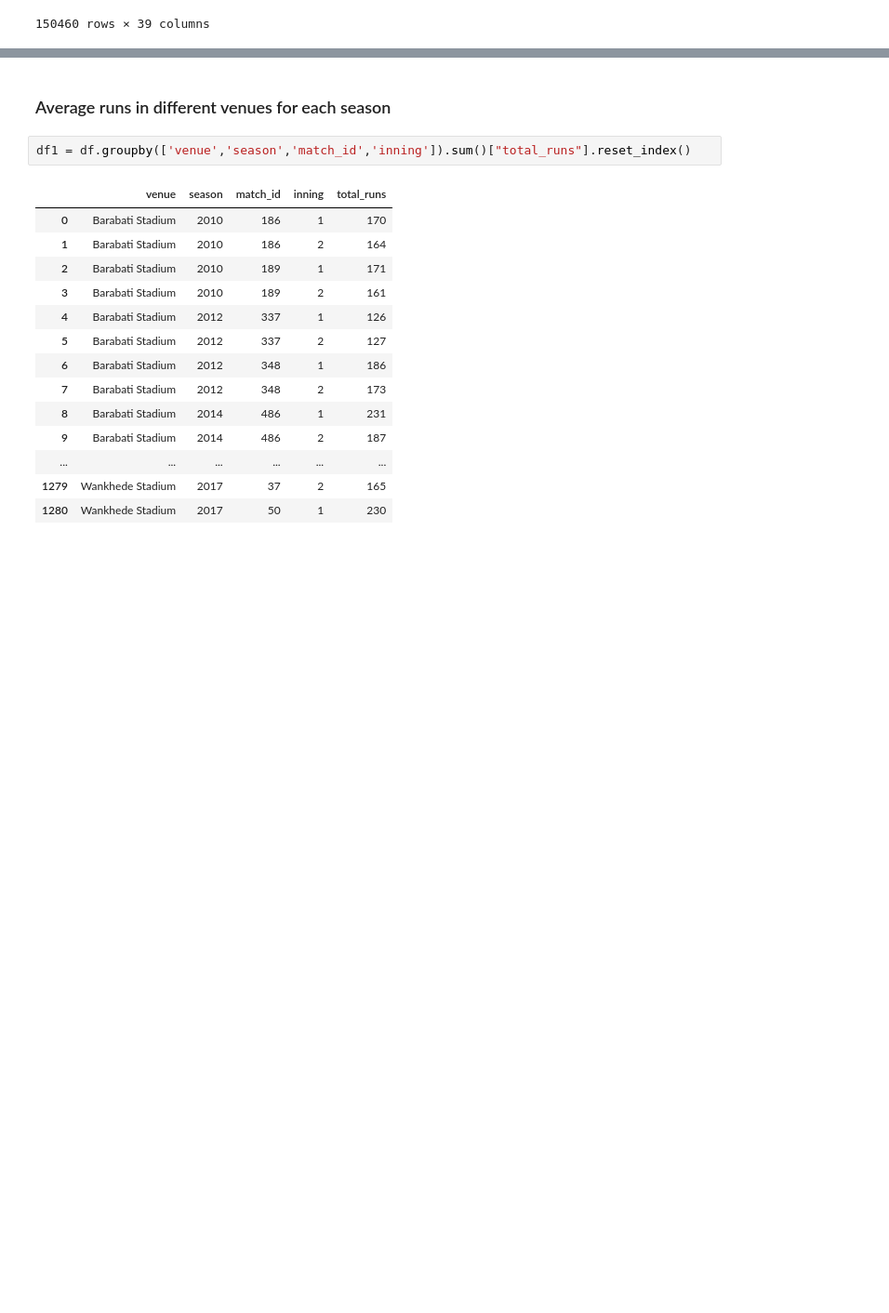
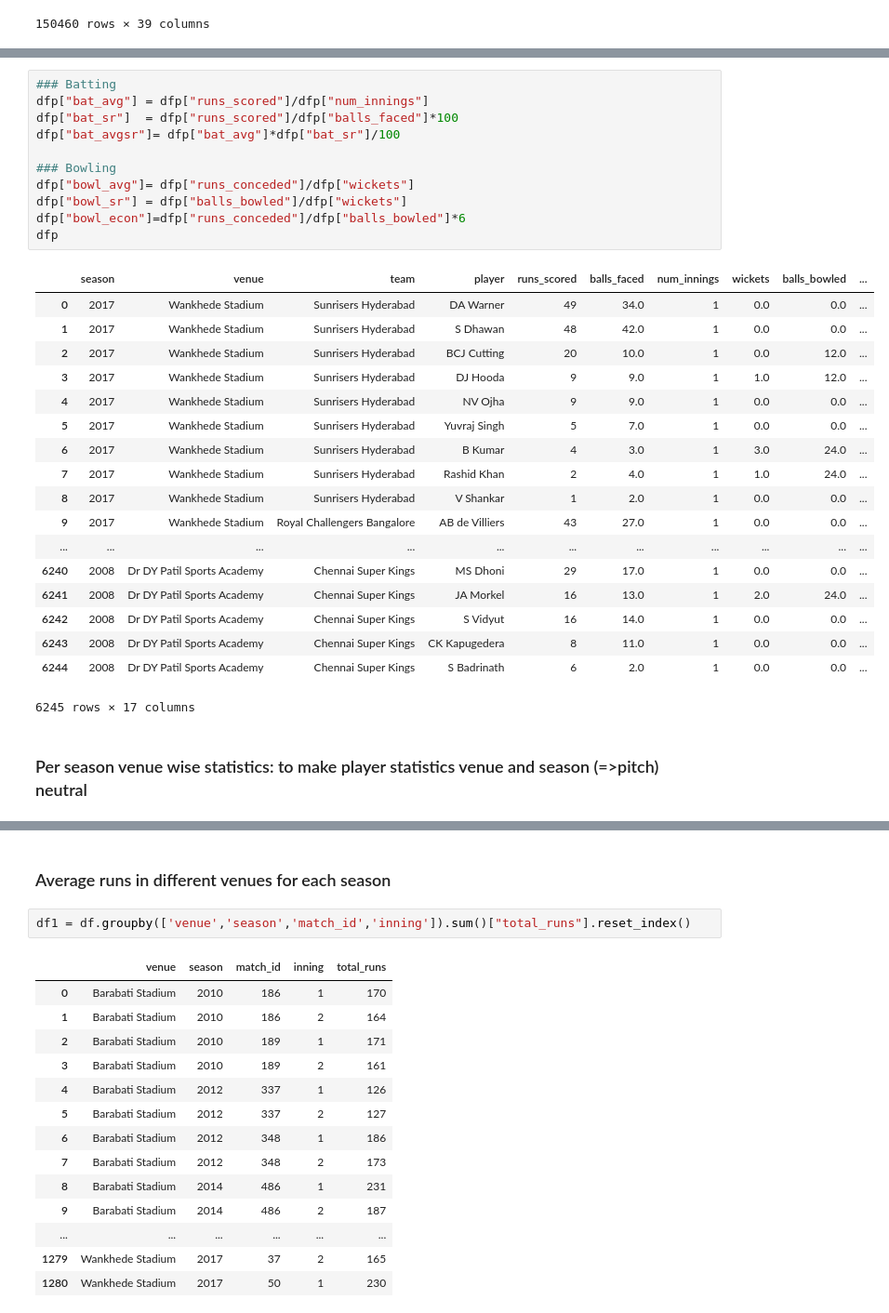
Before and after one commit to deepak-karkala/articles, a Jupyter notebook: cricket_sabermetrics/ipl_stats.ipynb, the cells around one changed output, grey strips where cells are left out. Shown: that part at 93% size. Cells and saved outputs as stored; diff of their text form; blank space fills up the shorter version.

```diff
--- a/cricket_sabermetrics/ipl_stats.ipynb
+++ b/cricket_sabermetrics/ipl_stats.ipynb
@@ -119,0 +120,32 @@ dfbw
+# %%
+### Batting
+dfp["bat_avg"] = dfp["runs_scored"]/dfp["num_innings"]
+dfp["bat_sr"]  = dfp["runs_scored"]/dfp["balls_faced"]*100
+dfp["bat_avgsr"]= dfp["bat_avg"]*dfp["bat_sr"]/100
+
+### Bowling
+dfp["bowl_avg"]= dfp["runs_conceded"]/dfp["wickets"]
+dfp["bowl_sr"] = dfp["balls_bowled"]/dfp["wickets"]
+dfp["bowl_econ"]=dfp["runs_conceded"]/dfp["balls_bowled"]*6
+dfp
+# %% [output]
+|  | season | venue | team | player | runs_scored | balls_faced | num_innings | wickets | balls_bowled | ... |
+| 0 | 2017 | Wankhede Stadium | Sunrisers Hyderabad | DA Warner | 49 | 34.0 | 1 | 0.0 | 0.0 | ... |
+| 1 | 2017 | Wankhede Stadium | Sunrisers Hyderabad | S Dhawan | 48 | 42.0 | 1 | 0.0 | 0.0 | ... |
+| 2 | 2017 | Wankhede Stadium | Sunrisers Hyderabad | BCJ Cutting | 20 | 10.0 | 1 | 0.0 | 12.0 | ... |
+| 3 | 2017 | Wankhede Stadium | Sunrisers Hyderabad | DJ Hooda | 9 | 9.0 | 1 | 1.0 | 12.0 | ... |
+| 4 | 2017 | Wankhede Stadium | Sunrisers Hyderabad | NV Ojha | 9 | 9.0 | 1 | 0.0 | 0.0 | ... |
+| 5 | 2017 | Wankhede Stadium | Sunrisers Hyderabad | Yuvraj Singh | 5 | 7.0 | 1 | 0.0 | 0.0 | ... |
+| 6 | 2017 | Wankhede Stadium | Sunrisers Hyderabad | B Kumar | 4 | 3.0 | 1 | 3.0 | 24.0 | ... |
+| 7 | 2017 | Wankhede Stadium | Sunrisers Hyderabad | Rashid Khan | 2 | 4.0 | 1 | 1.0 | 24.0 | ... |
+| 8 | 2017 | Wankhede Stadium | Sunrisers Hyderabad | V Shankar | 1 | 2.0 | 1 | 0.0 | 0.0 | ... |
+| 9 | 2017 | Wankhede Stadium | Royal Challengers Bangalore | AB de Villiers | 43 | 27.0 | 1 | 0.0 | 0.0 | ... |
+| ... | ... | ... | ... | ... | ... | ... | ... | ... | ... | ... |
+| 6240 | 2008 | Dr DY Patil Sports Academy | Chennai Super Kings | MS Dhoni | 29 | 17.0 | 1 | 0.0 | 0.0 | ... |
+| 6241 | 2008 | Dr DY Patil Sports Academy | Chennai Super Kings | JA Morkel | 16 | 13.0 | 1 | 2.0 | 24.0 | ... |
+| 6242 | 2008 | Dr DY Patil Sports Academy | Chennai Super Kings | S Vidyut | 16 | 14.0 | 1 | 0.0 | 0.0 | ... |
+| 6243 | 2008 | Dr DY Patil Sports Academy | Chennai Super Kings | CK Kapugedera | 8 | 11.0 | 1 | 0.0 | 0.0 | ... |
+| 6244 | 2008 | Dr DY Patil Sports Academy | Chennai Super Kings | S Badrinath | 6 | 2.0 | 1 | 0.0 | 0.0 | ... |
+6245 rows × 17 columns
+# %% [markdown]
+### Per season venue wise statistics: to make player statistics venue and season (=>pitch) neutral
```
Also changed, not shown: parts of 21 cells of this notebook.
